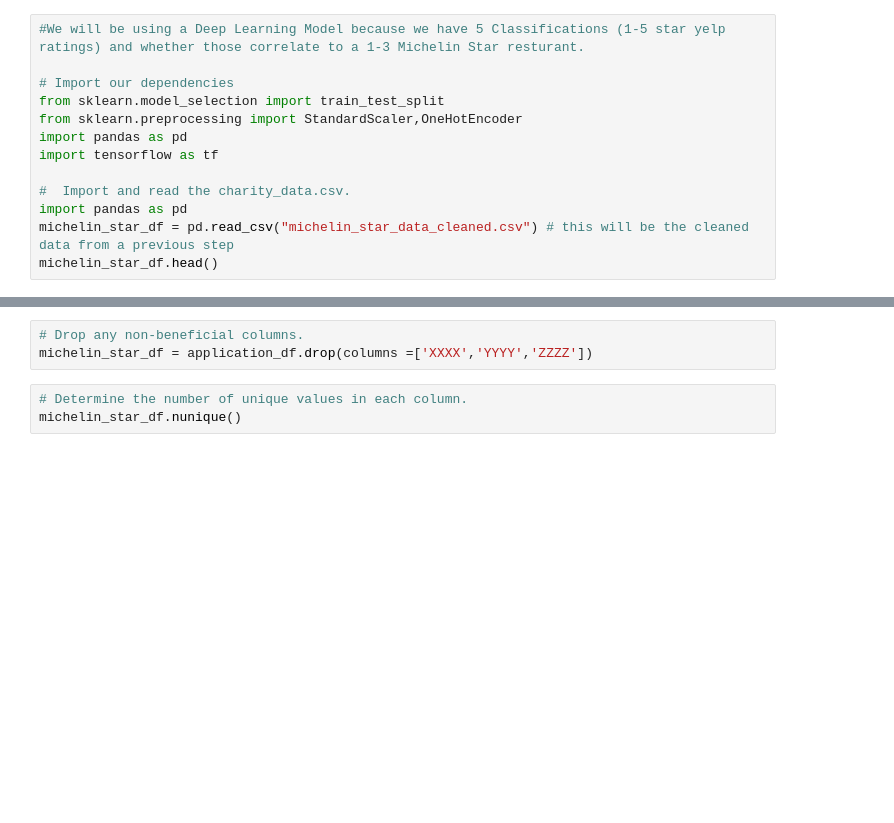
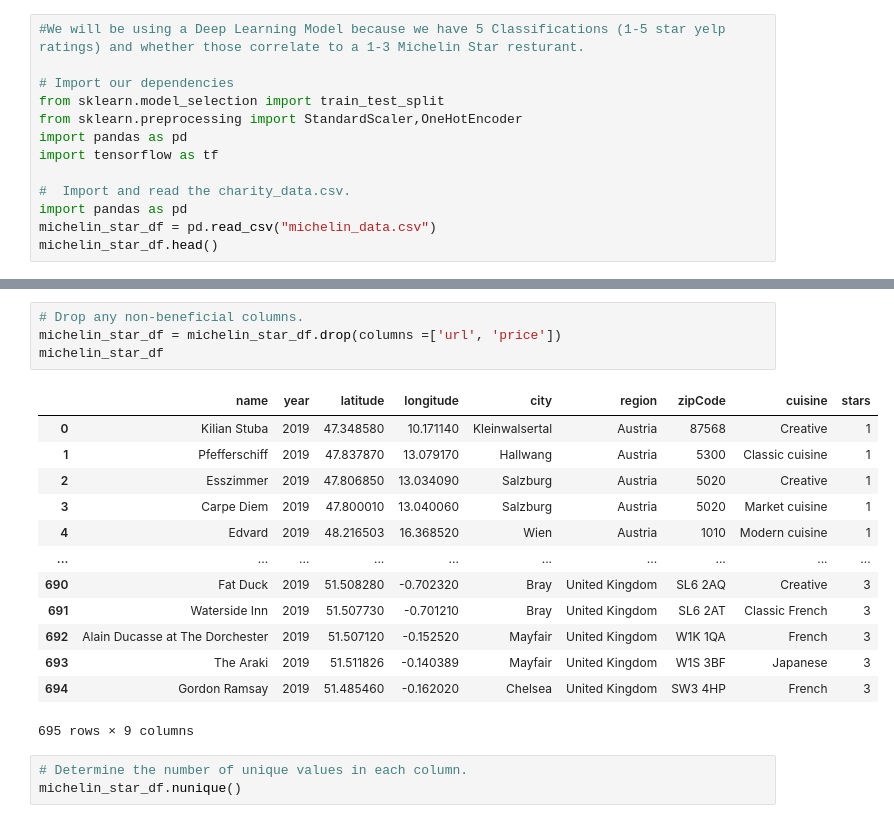
Before and after one commit to asherfsullivan/michelin_map, a Jupyter notebook: Machine_Learning_Mockup.ipynb, the cells around one changed output, grey strips where cells are left out. Cells and saved outputs as stored; diff of their text form; blank space fills up the shorter version.

```diff
--- a/Machine_Learning_Mockup.ipynb
+++ b/Machine_Learning_Mockup.ipynb
@@ -9,5 +9,5 @@ import tensorflow as tf
 
 #  Import and read the charity_data.csv.
 import pandas as pd
-michelin_star_df = pd.read_csv("michelin_star_data_cleaned.csv") # this will be the cleaned data from a previous step
+michelin_star_df = pd.read_csv("michelin_data.csv")
 michelin_star_df.head()
@@ -14,6 +21,21 @@ michelin_star_df.head()
 # %%
 # Drop any non-beneficial columns.
-michelin_star_df = application_df.drop(columns =['XXXX','YYYY','ZZZZ'])
+michelin_star_df = michelin_star_df.drop(columns =['url', 'price'])
+michelin_star_df
+# %% [output]
+|  | name | year | latitude | longitude | city | region | zipCode | cuisine | stars |
+| 0 | Kilian Stuba | 2019 | 47.348580 | 10.171140 | Kleinwalsertal | Austria | 87568 | Creative | 1 |
+| 1 | Pfefferschiff | 2019 | 47.837870 | 13.079170 | Hallwang | Austria | 5300 | Classic cuisine | 1 |
+| 2 | Esszimmer | 2019 | 47.806850 | 13.034090 | Salzburg | Austria | 5020 | Creative | 1 |
+| 3 | Carpe Diem | 2019 | 47.800010 | 13.040060 | Salzburg | Austria | 5020 | Market cuisine | 1 |
+| 4 | Edvard | 2019 | 48.216503 | 16.368520 | Wien | Austria | 1010 | Modern cuisine | 1 |
+| ... | ... | ... | ... | ... | ... | ... | ... | ... | ... |
+| 690 | Fat Duck | 2019 | 51.508280 | -0.702320 | Bray | United Kingdom | SL6 2AQ | Creative | 3 |
+| 691 | Waterside Inn | 2019 | 51.507730 | -0.701210 | Bray | United Kingdom | SL6 2AT | Classic French | 3 |
+| 692 | Alain Ducasse at The Dorchester | 2019 | 51.507120 | -0.152520 | Mayfair | United Kingdom | W1K 1QA | French | 3 |
+| 693 | The Araki | 2019 | 51.511826 | -0.140389 | Mayfair | United Kingdom | W1S 3BF | Japanese | 3 |
+| 694 | Gordon Ramsay | 2019 | 51.485460 | -0.162020 | Chelsea | United Kingdom | SW3 4HP | French | 3 |
+695 rows × 9 columns
 # %%
 # Determine the number of unique values in each column.
 michelin_star_df.nunique()
```
Also changed, not shown: parts of 4 cells of this notebook, 1 other file.
